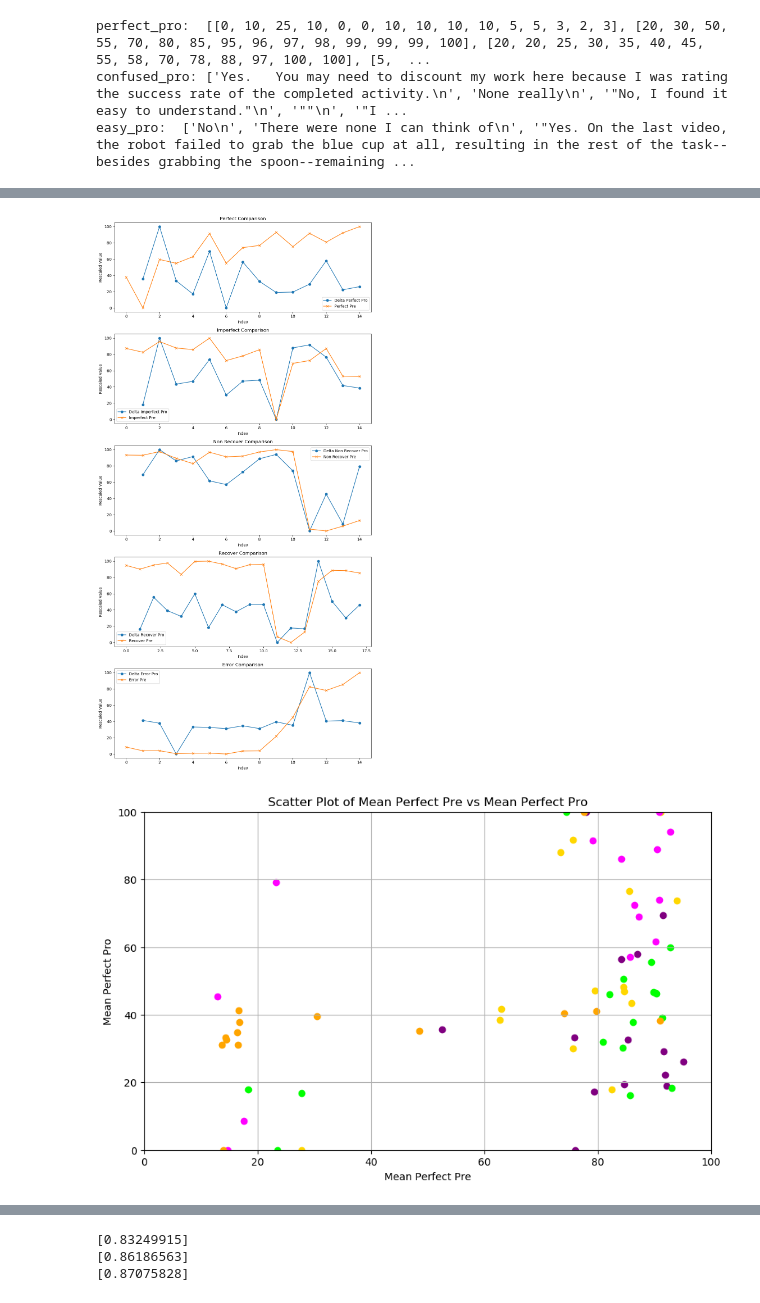
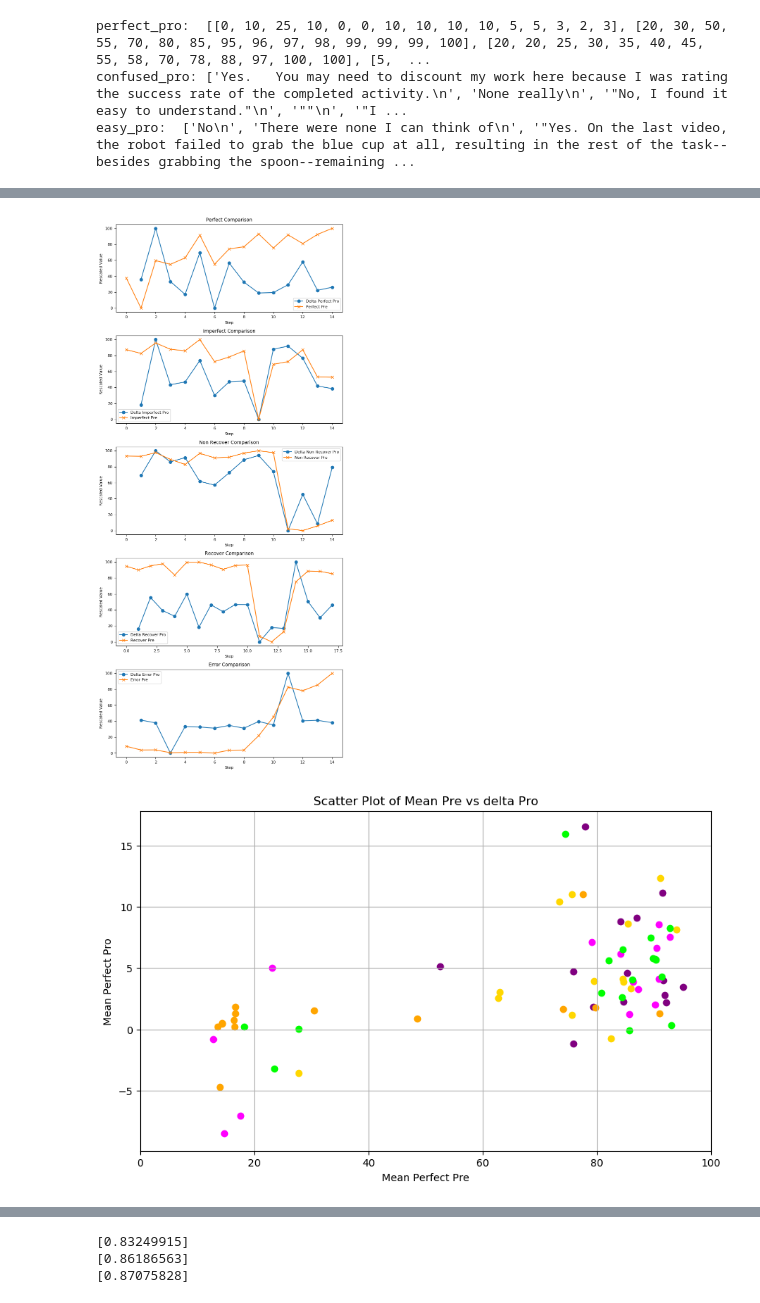
Before and after one commit to HangYu8123/Online_study_website, a Jupyter notebook: Phase_2/data/data_ana_phase2.ipynb, the cells around one changed output, grey strips where cells are left out. Cells and saved outputs as stored; diff of their text form; code cells hidden in the pictures.

```diff
--- a/Phase_2/data/data_ana_phase2.ipynb
+++ b/Phase_2/data/data_ana_phase2.ipynb
@@ -204,9 +202,15 @@ def calc_mean_std(data):
 # Adding a zero at the beginning and shifting the line one point to the right
 def shift_and_prepend_zero(data):
     return [0] + list(data)
+# Set the font size to match IEEE standard
+plt.rcParams.update({'font.size': 8, 'axes.labelsize': 8, 'legend.fontsize': 8, 'xtick.labelsize': 8, 'ytick.labelsize': 8})
+
+# Width and height for a double-column figure in IEEE format
+fig_width = 7.16/2  # width in inches
+fig_height = (fig_width / 36) * 8 # height in inches to maintain 9:6 ratio for each subplot
 
 # Create the line plot
-plt.figure(figsize=(16, 6))
+plt.figure(figsize=(fig_width, fig_height))
 
 
 # Calculate mean and standard deviation for each *_pre category
@@ -233,10 +237,21 @@ plt.plot(x_values2, y_values2, linestyle='-', marker='o', color='lime', label='R
 
 plt.plot(range(1, len(mean_error_pre)+1), mean_error_pre, label='Error', linestyle='-', marker='o', color='orange')
 
+
+# Assuming the overlap point is the start of x_values2 and the end of x_values1:
+overlap_x = x_values2[0]
+overlap_y = y_values2[0]
+
+# Draw a vertically elongated ellipse around the overlap point
+ellipse_width = 1  # Horizontal diameter (adjust as needed)
+ellipse_height = 10  # Vertical diameter (adjust as needed)
+ellipse = patches.Ellipse((overlap_x, overlap_y), ellipse_width, ellipse_height, color='red', fill=False)
+plt.gca().add_patch(ellipse)
+
 # Add labels and title
-plt.xlabel('Index')
-plt.ylabel('Value')
-plt.title('Line Plot with Error Bars')
+plt.xlabel('Step')
+plt.ylabel('Preference')
+plt.title('Line Plot of average preference')
 plt.ylim(0, 100)
 # Set the x-axis limits and ticks
 plt.xlim(0, 15)
@@ -310,60 +309,69 @@ rescaled_delta_non_recover_pro = min_max_scaling(delta_mean_non_recover_pro)
 rescaled_delta_recover_pro = min_max_scaling(delta_mean_recover_pro)
 rescaled_delta_error_pro = min_max_scaling(delta_mean_error_pro)
 
 rescaled_mean_perfect_pre = min_max_scaling(mean_perfect_pre)
 rescaled_mean_imperfect_pre = min_max_scaling(mean_imperfect_pre)
 rescaled_mean_non_recover_pre = min_max_scaling(mean_non_recover_pre)
 rescaled_mean_recover_pre = min_max_scaling(mean_recover_pre)
 rescaled_mean_error_pre = min_max_scaling(mean_error_pre)
 
+
+plt.rcParams.update({'font.size': 8, 'axes.labelsize': 8, 'legend.fontsize': 8, 'xtick.labelsize': 8, 'ytick.labelsize': 8})
+
+# Width and height for a double-column figure in IEEE format
+fig_width = 7.16/2  # width in inches
+fig_height = (fig_width / 36) * 8 # height in inches to maintain 9:6 ratio for each subplot
+
+# Create the line plot
+
 # Create the 5x1 subplot
-fig, axs = plt.subplots(5, 1, figsize=(10, 20))
+fig, axs = plt.subplots(5, 1, figsize=(fig_width , fig_height* 5))
 
 # Plotting the rescaled delta mean values and *_pre means
 categories = ['Perfect', 'Imperfect', 'Non Recover', 'Recover', 'Error']
 rescaled_deltas = [rescaled_delta_perfect_pro, rescaled_delta_imperfect_pro, rescaled_delta_non_recover_pro, rescaled_delta_recover_pro, rescaled_delta_error_pro]
 rescaled_pres = [rescaled_mean_perfect_pre, rescaled_mean_imperfect_pre, rescaled_mean_non_recover_pre, rescaled_mean_recover_pre, rescaled_mean_error_pre]
 
 for i in range(5):
     axs[i].plot(range(1, len(rescaled_deltas[i]) + 1), rescaled_deltas[i], label=f'Delta {categories[i]} Pro', linestyle='-', marker='o')
     axs[i].plot(range(len(rescaled_pres[i])), rescaled_pres[i], label=f'{categories[i]} Pre', linestyle='-', marker='x')
 
     # if categories[i] == 'Recover':
     #     axs[i].plot(range(11, 14), rescaled_deltas[i][13:16], linestyle='-', marker='o', color=axs[i].lines[0].get_color())  # Overlapping section
 
     axs[i].set_title(f'{categories[i]} Comparison')
-    axs[i].set_xlabel('Index')
+    axs[i].set_xlabel('Step')
     axs[i].set_ylabel('Rescaled Value')
     axs[i].legend()
 
 plt.tight_layout()
 plt.show()
 # %% [output]
-[figure, old version]
+[figure, new version]
 # %%
 # Create the scatter plot
 plt.figure(figsize=(10, 6))
 
-plt.scatter(mean_perfect_pre[1:],   rescaled_delta_perfect_pro, label='Perfect', marker='o', color='purple')
-plt.scatter(mean_imperfect_pre[1:], rescaled_delta_imperfect_pro, label='Imperfect', marker='o', color='gold')
-plt.scatter(mean_non_recover_pre[1:], rescaled_delta_non_recover_pro, label='Non Recover', marker='o', color='magenta')
-plt.scatter(mean_recover_pre[1:], rescaled_delta_recover_pro, label='Recover', marker='o', color='lime')
-plt.scatter(mean_error_pre[1:], rescaled_delta_error_pro, label='Error', marker='o', color='orange')
-
+plt.scatter(mean_perfect_pre[1:],   delta_mean_perfect_pro, label='Perfect', marker='o', color='purple')
+plt.scatter(mean_imperfect_pre[1:], delta_mean_imperfect_pro, label='Imperfect', marker='o', color='gold')
+plt.scatter(mean_non_recover_pre[1:], delta_mean_non_recover_pro, label='Non Recover', marker='o', color='magenta')
+plt.scatter(mean_recover_pre[1:13], delta_mean_recover_pro[:12], label='Recover', marker='o', color='lime')
+plt.scatter(mean_recover_pre[13:], delta_mean_recover_pro[12:], marker='o', color='lime')
+plt.scatter(mean_error_pre[1:], delta_mean_error_pro, label='Error', marker='o', color='orange')
 
 
 
 # Add labels and title
 plt.xlabel('Mean Perfect Pre')
 plt.ylabel('Mean Perfect Pro')
-plt.title('Scatter Plot of Mean Perfect Pre vs Mean Perfect Pro')
+plt.title('Scatter Plot of Mean Pre vs delta Pro')
 
 plt.xlim(0, 100)
-plt.ylim(0, 100)
+# plt.ylim(0, 100)
 # Show the grid
 plt.grid(True)
 
 # Show the plot
 plt.show()
 # %% [output]
-[figure, old version]
+[figure, new version]
```
Also changed, not shown: parts of 4 cells of this notebook.
